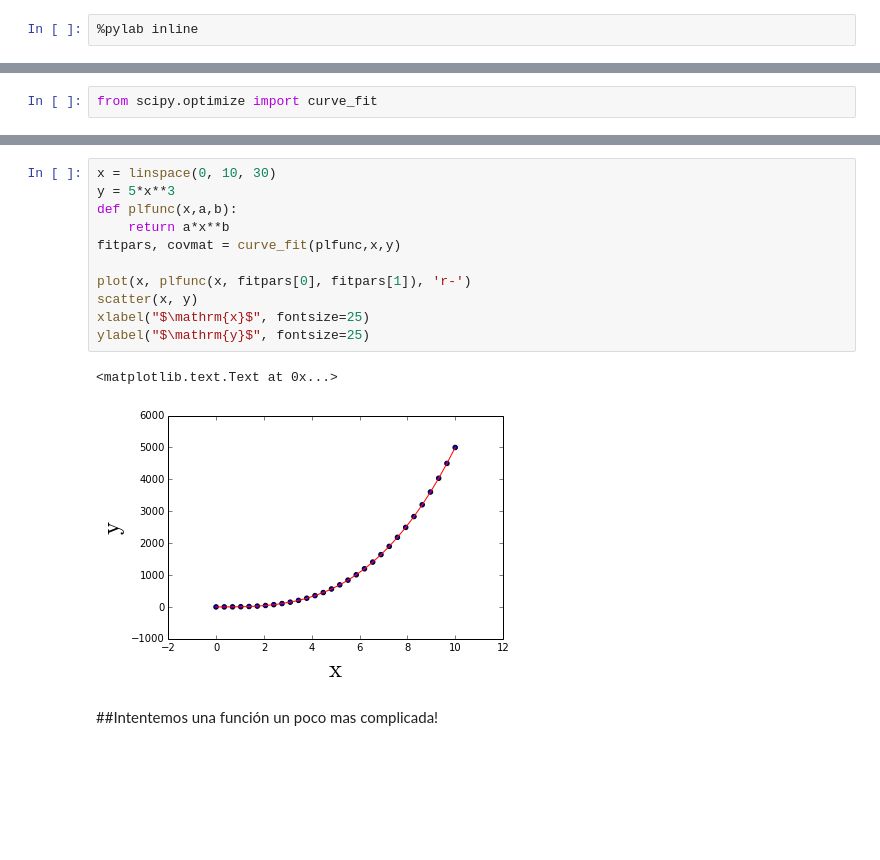
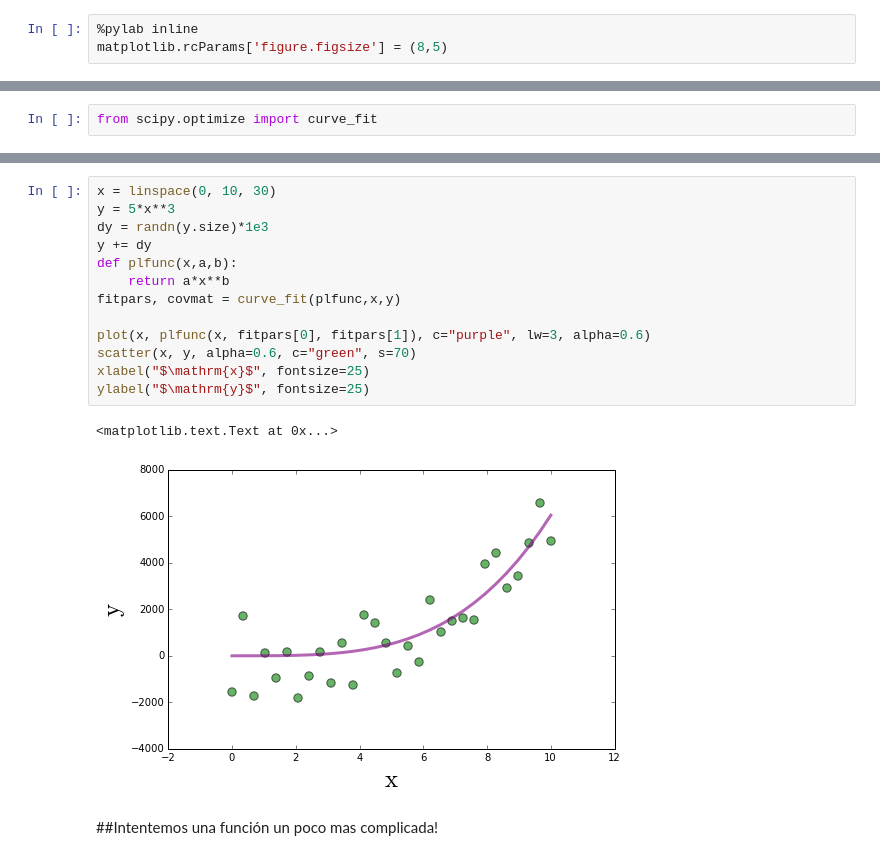
Before and after one commit to ComputoCienciasUniandes/HerramientasComputacionales, a Jupyter notebook: Lectures/10.LinearRegresion-Fitting/Linear_Regresion.ipynb, the cells around one changed output, grey strips where cells are left out. Drawn from its saved outputs; the diff is of its cells as text; blank space fills up the shorter version.

```diff
--- a/Lectures/10.LinearRegresion-Fitting/Linear_Regresion.ipynb
+++ b/Lectures/10.LinearRegresion-Fitting/Linear_Regresion.ipynb
@@ -10,6 +19,7 @@ por lo tanto esta función se deriva para encontrar el minimo, tambien podria ut
 #2. Polyfit
 # %%
 %pylab inline
+matplotlib.rcParams['figure.figsize'] = (8,5)
 # %% [output]
 Populating the interactive namespace from numpy and matplotlib
 # %%
@@ -147,17 +248,19 @@ scatter(x, y)
 # %%
 x = linspace(0, 10, 30)
 y = 5*x**3
+dy = randn(y.size)*1e3
+y += dy
 def plfunc(x,a,b):
     return a*x**b
 fitpars, covmat = curve_fit(plfunc,x,y)
 
-plot(x, plfunc(x, fitpars[0], fitpars[1]), 'r-')
-scatter(x, y)
+plot(x, plfunc(x, fitpars[0], fitpars[1]), c="purple", lw=3, alpha=0.6)
+scatter(x, y, alpha=0.6, c="green", s=70)
 xlabel("$\mathrm{x}$", fontsize=25)
 ylabel("$\mathrm{y}$", fontsize=25)
 # %% [output]
 <matplotlib.text.Text at 0x...>
-[figure, old version]
+[figure, new version]
 # %% [markdown]
 ##Intentemos una función un poco mas complicada!
 # %%
```
Also changed, not shown: parts of 24 cells of this notebook.
